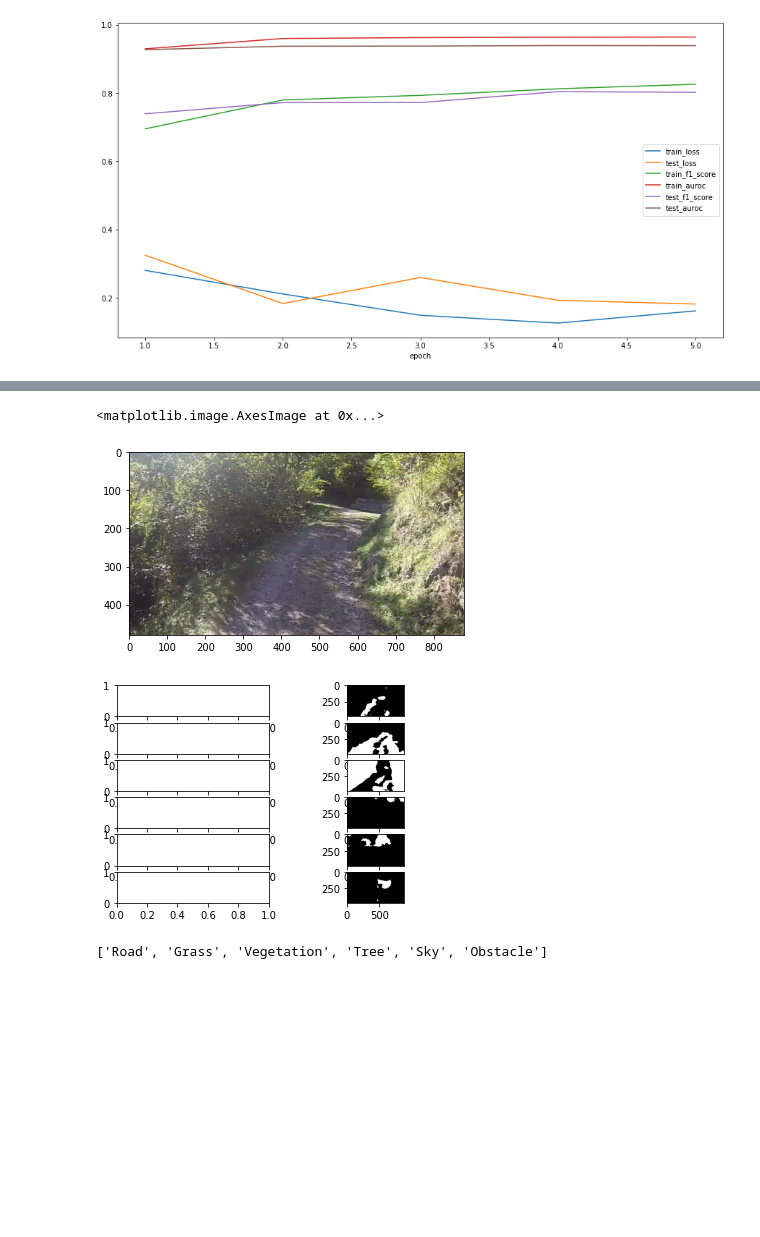
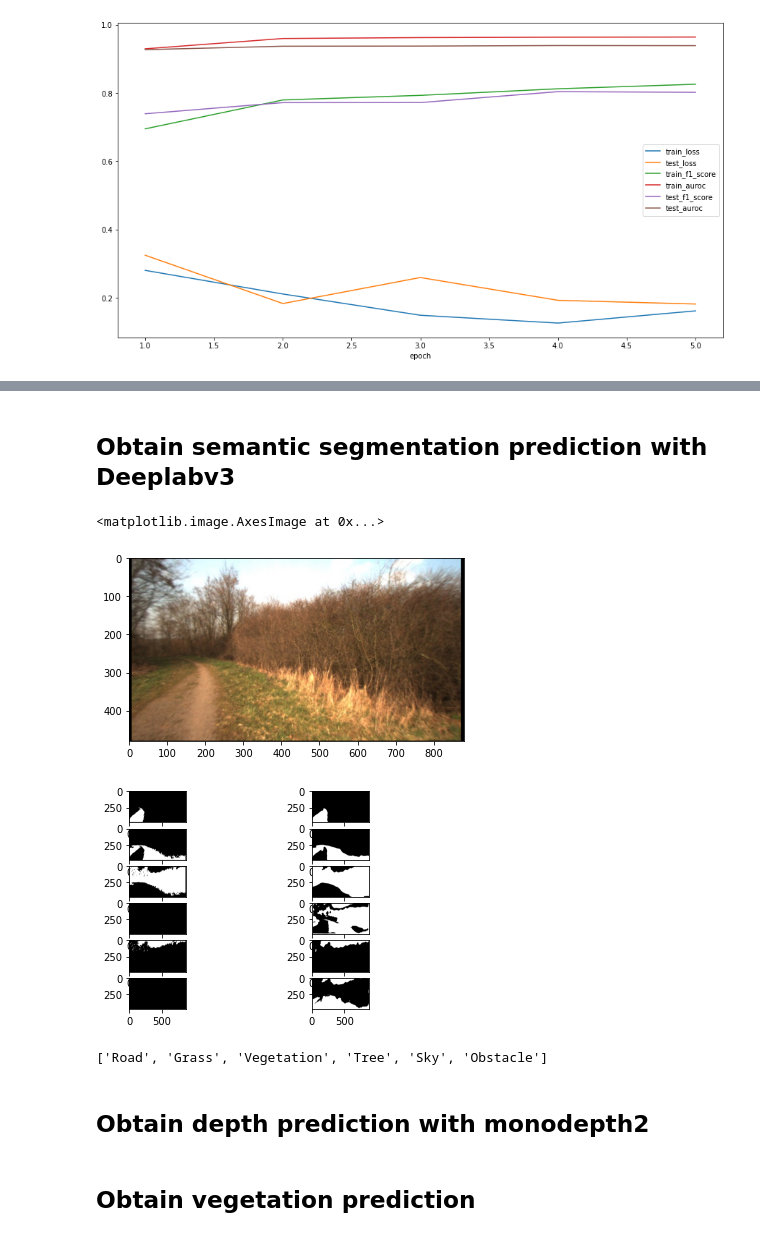
Before and after one commit to Andrewwango/vegetation-segmentation, a Jupyter notebook: vegetation-segmentation/analysis.ipynb, the cells around one changed output, grey strips where cells are left out. Cells and saved outputs as stored; diff of their text form; code cells hidden in the pictures; blank space fills up the shorter version.

```diff
--- a/vegetation-segmentation/analysis.ipynb
+++ b/vegetation-segmentation/analysis.ipynb
@@ -28,30 +27,38 @@ val_dataloader = torch.utils.data.DataLoader(fd_val, batch_size=batch_size, shuf
 test_dataloader = torch.utils.data.DataLoader(fd_test, batch_size=batch_size, shuffle=True)
 val_img, val_mask = next(iter(val_dataloader))
 test_img = next(iter(test_dataloader))
+# %% [markdown]
+## Obtain semantic segmentation prediction with Deeplabv3
+# %%
+deeplabv3_model = torch.load('deeplabv3/results/deeplabv3_model.pt', map_location=torch.device('cpu')).to('cpu')
+deeplabv3_model.eval()
+_=1
 # %%
 with torch.no_grad():
-    #val_mask_pred = model(val_img)['out']
-    test_mask_pred = model(test_img)['out']
+    val_mask_pred = deeplabv3_model(val_img)['out']
+    #test_mask_pred = deeplabv3_model(test_img)['out']
 # %%
 val_img = dn(val_img)[0].transpose(1,2,0)
 val_mask = dn(val_mask)[0]
-#val_mask_pred = dn(val_mask_pred)[0]
+val_mask_pred = dn(val_mask_pred)[0]
 
 test_img = dn(test_img)[0].transpose(1,2,0)
-test_mask_pred = dn(test_mask_pred)[0]
+#test_mask_pred = dn(test_mask_pred)[0]
 # %%
-plt.imshow(test_img)
+plt.imshow(val_img)
 # %% [output]
 <matplotlib.image.AxesImage at 0x...>
-[figure, old version]
+[figure, new version]
 # %%
 fig,axs=plt.subplots(6,2)
 for i in range(6):
-    #axs[i,0].imshow(test_mask[i], cmap='gray')
-    axs[i,1].imshow(nut(test_mask_pred[i]), cmap='gray')
+    axs[i,0].imshow(val_mask[i], cmap='gray')
+    axs[i,1].imshow(nut(val_mask_pred[i]), cmap='gray')
 # %% [output]
-[figure, old version]
+[figure, new version]
 # %%
 fd_train.obj_names
 # %% [output]
 ['Road', 'Grass', 'Vegetation', 'Tree', 'Sky', 'Obstacle']
+# %% [markdown]
+## Obtain depth prediction with monodepth2
@@ -57,0 +67,2 @@ fd_train.obj_names
+# %% [markdown]
+## Obtain vegetation prediction
```
Also changed, not shown: parts of 6 cells of this notebook, 5 other files.
